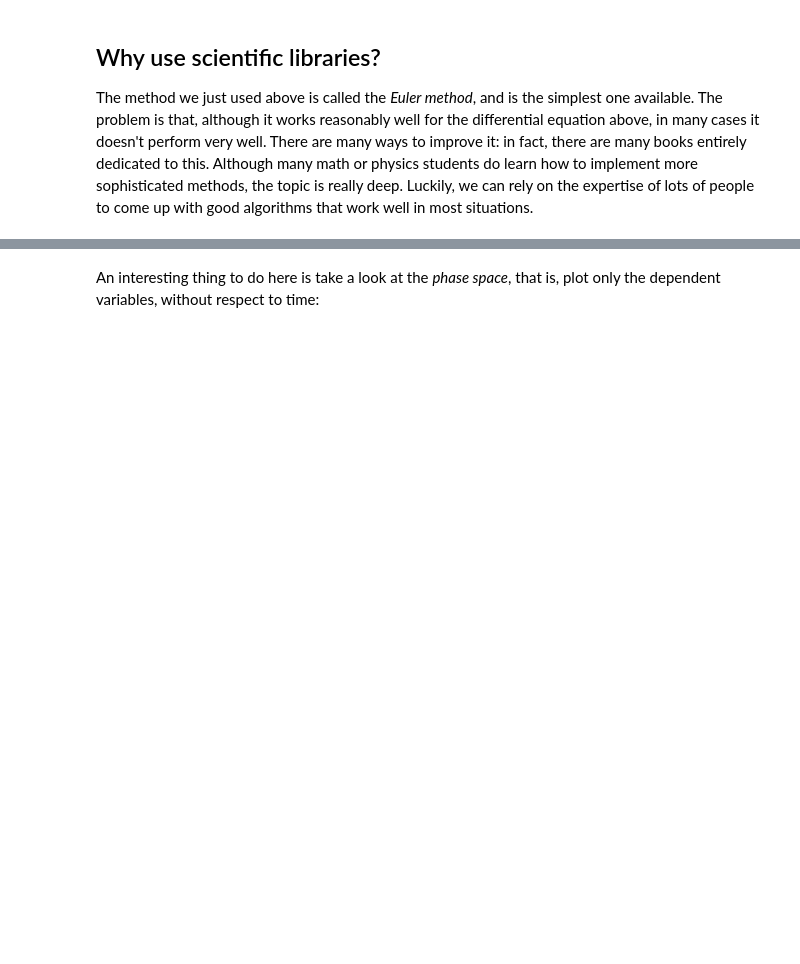
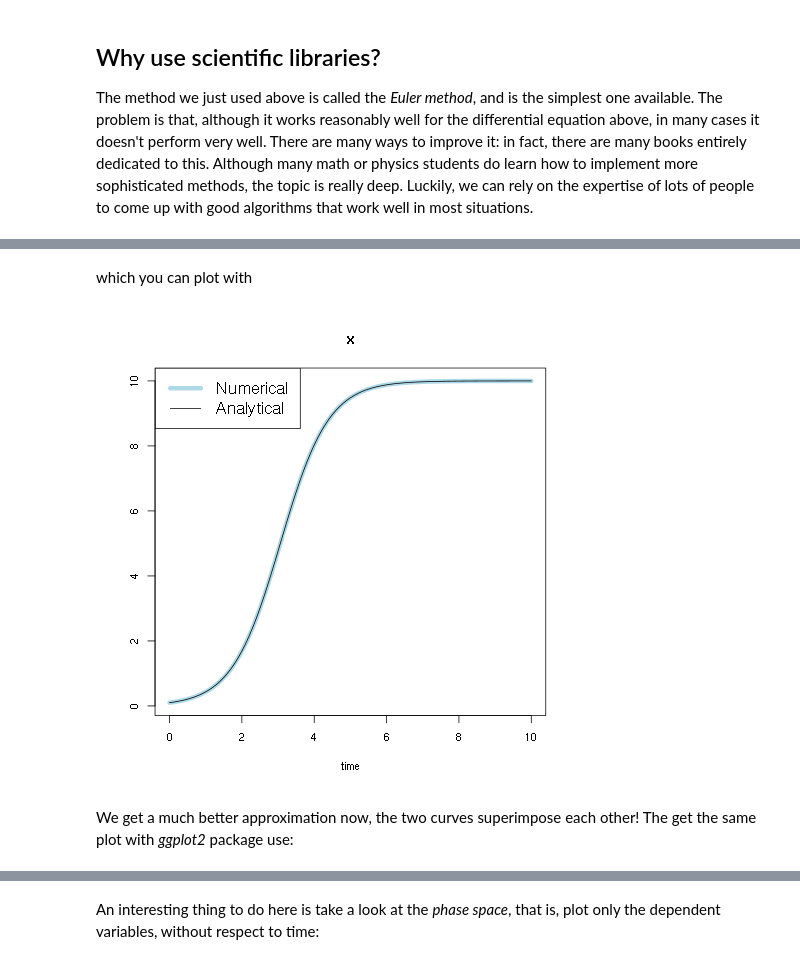
Before and after one commit to diogro/ode_examples, a Jupyter notebook: Numerical Integration Tutorial - R.ipynb, the cells around one changed output, grey strips where cells are left out. Cells and saved outputs as stored; diff of their text form; code cells hidden in the pictures; blank space fills up the shorter version.

```diff
--- a/Numerical Integration Tutorial - R.ipynb
+++ b/Numerical Integration Tutorial - R.ipynb
@@ -164,0 +168,11 @@ print(p+analytic)
+# %% [markdown]
+which you can plot with
+# %%
+{plot(out, lwd=6, col="lightblue")
+curve(0.1*10*exp(1.5*x)/(10+0.1*(exp(1.5*x)-1)), add=TRUE)
+legend("topleft", c("Numerical", "Analytical"), lty=1, col=c("lightblue", "black"), cex=1.5, lwd=c(6,1))}
+# %% [output]
+[figure, added]
+# %% [markdown]
+We get a much better approximation now, the two curves superimpose each other!
+The get the same plot with *ggplot2* package use:
```
Also changed, not shown: parts of 15 cells of this notebook, 1 other file.
